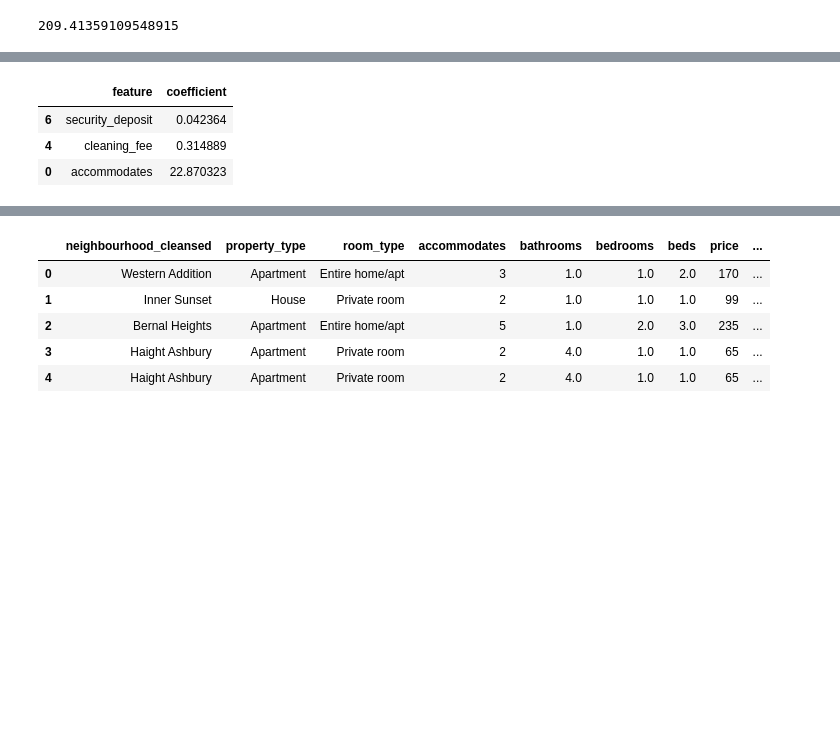
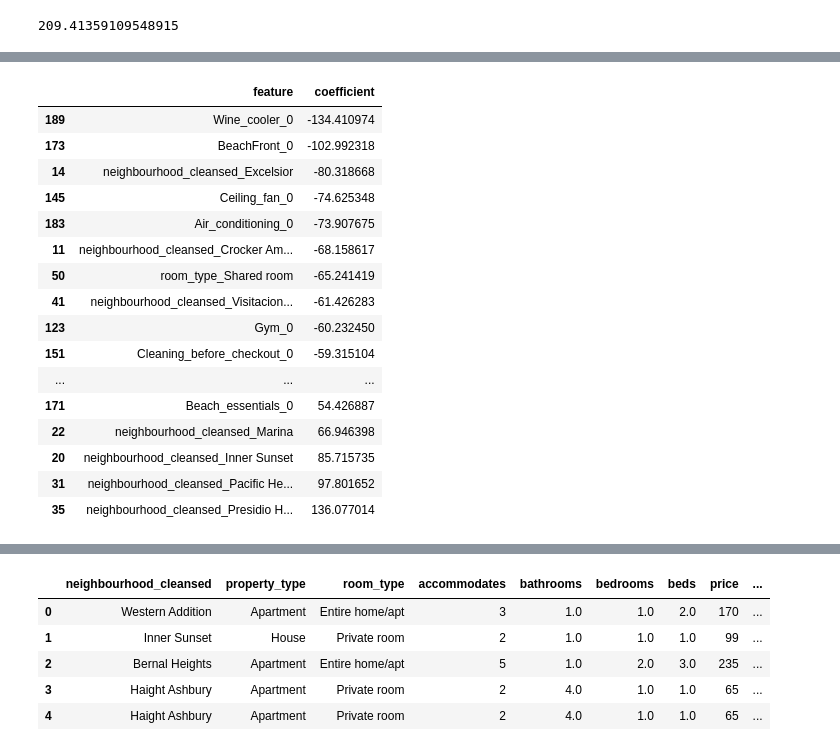
Before and after one commit to shabnami/Capstone_project_Airbnb, a Jupyter notebook: Airbnb.ipynb, the cells around one changed output, grey strips where cells are left out. Saved outputs shown, nothing was run; the diff lists cells and outputs as text; code cells hidden in the pictures; blank space fills up the shorter version.

Commit message:
changing scorer gretaer_is_better

```diff
--- a/Airbnb.ipynb
+++ b/Airbnb.ipynb
@@ -978,19 +968,0 @@ Name: property_type, dtype: int64
-# %%
-"""
-# Replacing categories that are types of houses or apartments
-df.property_type.replace({
-    'Townhouse': 'House',
-    'Serviced apartment': 'Apartme
-    nt',
-    'Loft': 'Apartment',
-    'Bungalow': 'House',
-    'Cottage': 'House',
-    'Villa': 'House',
-    'Tiny house': 'House',
-    'Earth house': 'House',
-    'Chalet': 'House'
-    }, inplace=True)
-
-# Replacing other categories with 'other'
-df.loc[~df.property_type.isin(['House', 'Apartment']), 'property_type'] = 'Other'
-"""
@@ -1124,7 +1089,7 @@ from sklearn.model_selection import cross_val_score
 from sklearn.model_selection import GridSearchCV
 from sklearn.linear_model import Lasso
 from sklearn.metrics import fbeta_score, make_scorer
-from sklearn.metrics import mean_squared_error
+from sklearn.metrics import mean_squared_error,r2_score
 
 lasso_reg = Lasso(max_iter = 1000)
 #param_grid =dict(alpha=np.logspace(-4,1,50))
@@ -1136,7 +1101,7 @@ lasso_reg = Lasso(max_iter = 1000)
 #numeric_features =['lattitude','longtitude']
 numeric_transformer = Pipeline(steps=[
     ('imputer', SimpleImputer(strategy='median'))#,
-   # ('scaler', StandardScaler())])
+    #('scaler', StandardScaler())])
     ])
 #categorical_features = ['zipcode','neighbourhood_cleansed']
 categorical_transformer = Pipeline(steps=[
@@ -1150,11 +1115,6 @@ preprocessor = ColumnTransformer(
 
 #scorer = make_scorer(mean_squared_error, greater_is_better=False)
 
-
-
-
-
-# Append classifier to preprocessing pipeline.
 # Now we have a full prediction pipeline.
 ridge_pipe = Pipeline(steps=[('preprocessor', preprocessor),
                              ('predict', lasso_reg)])
@@ -1167,20 +1127,9 @@ X = df.drop('price', axis = 1)
 X_train, X_test, y_train, y_test = train_test_split(X, y, test_size=0.2, random_state = 40)
 
 
-
 # Applying k-Fold Cross Validation
 
-#accuracies = cross_val_score(estimator = ridge_pipe, X = X_train, y = y_train, cv = 10)
-#accuracies.mean()
-#accuracies.std()
-
 # Applying Grid Search to find the best model and the best parameters
-
-
-#parameters = [ {'model__alpha': np.arange(0, 0.2, 0.01) } ]
-#parameters = []
-#lasso_params = {'alpha':[0.02, 0.024, 0.025, 0.026, 0.03]}
-#ridge_params = {'alpha':[200, 230, 250,265, 270, 275, 290, 300, 500]}
 
 
 params = [
@@ -1190,7 +1139,7 @@ params = [
 ]
 
 
-scoring_func = make_scorer(mean_squared_error)
+scoring_func = make_scorer(mean_squared_error,greater_is_better=False)
 
 grid_search = GridSearchCV(estimator = ridge_pipe,
                            param_grid = params,
@@ -1514,27 +1426,40 @@ Length: 726, dtype: int64
 # %%
 pd.set_option('display.max_rows', 1000)
 # Grabbing the preprocessor
 pre = fit_model.named_steps['preprocessor']
 
 # Getting the numerical and categorical features from the pipeline
 num_feats = pre.transformers_[0][2]
 cat_feats = pre.transformers_[1][1]['onehot']\
                    .get_feature_names(categorical_features)
 all_feats = num_feats+list(cat_feats)
 
 # Dataframe for visual examination of coefficients
 df_coefs = pd.DataFrame()
 df_coefs['feature'] = all_feats
 df_coefs['coefficient'] = model.coef_
 
-df_coefs[abs(df_coefs['coefficient'])> 0].sort_values("coefficient")
+df_coefs[abs(df_coefs['coefficient'])> 1].sort_values("coefficient")
 # Filter out all but the coefficients with some significance
 #df_coefs[df_coefs['coefficient'] > 0]
 # %% [output]
 |  | feature | coefficient |
-| 6 | security_deposit | 0.042364 |
-| 4 | cleaning_fee | 0.314889 |
-| 0 | accommodates | 22.870323 |
+| 189 | Wine_cooler_0 | -134.410974 |
+| 173 | BeachFront_0 | -102.992318 |
+| 14 | neighbourhood_cleansed_Excelsior | -80.318668 |
+| 145 | Ceiling_fan_0 | -74.625348 |
+| 183 | Air_conditioning_0 | -73.907675 |
+| 11 | neighbourhood_cleansed_Crocker Am... | -68.158617 |
+| 50 | room_type_Shared room | -65.241419 |
+| 41 | neighbourhood_cleansed_Visitacion... | -61.426283 |
+| 123 | Gym_0 | -60.232450 |
+| 151 | Cleaning_before_checkout_0 | -59.315104 |
+| ... | ... | ... |
+| 171 | Beach_essentials_0 | 54.426887 |
+| 22 | neighbourhood_cleansed_Marina | 66.946398 |
+| 20 | neighbourhood_cleansed_Inner Sunset | 85.715735 |
+| 31 | neighbourhood_cleansed_Pacific He... | 97.801652 |
+| 35 | neighbourhood_cleansed_Presidio H... | 136.077014 |
 # %%
 m=df_coefs[df_coefs['coefficient'] > 1]
 len(m)
```
Also changed, not shown: parts of 58 cells of this notebook.
